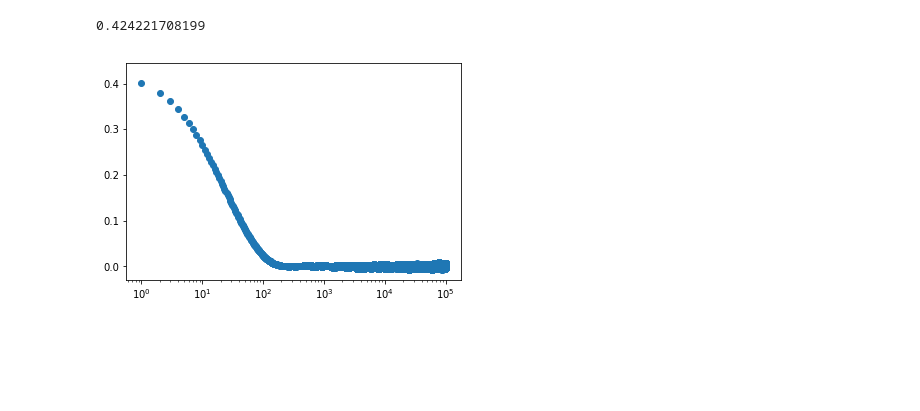
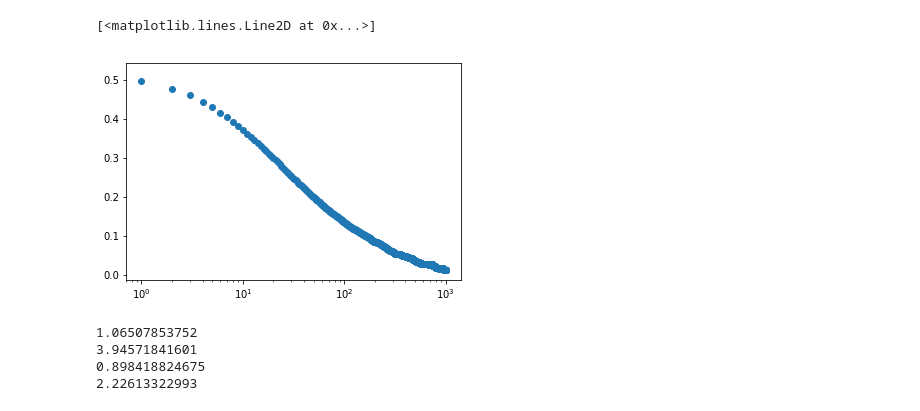
Before and after one commit to hstrey/FCS-simulations, a Jupyter notebook: Brownian simulation Gaussian beam.ipynb, the cells around one changed output. Cells and saved outputs as stored; diff of their text form; code cells hidden in the pictures; blank space fills up the shorter version.

```diff
--- a/Brownian simulation Gaussian beam.ipynb
+++ b/Brownian simulation Gaussian beam.ipynb
@@ -6,10 +7,10 @@ import lmfit as lm
 # %%
 dt = 0.2
 D = 1.0
-L = 11.0
-xl = 5.0
-xr = 6.0
-N = 5
+L = 41.0
+#xl = 5.0
+#xr = 6.0
+N = 20
 length = 1000000
 # %%
 # generate steps for all particles
@@ -31,7 +32,7 @@ for path in paths:
 # %%
 # place a Gaussian illumination at x=5.5 with unit variance
 from scipy.stats import norm
-intensity = norm.pdf(paths, loc=5.5)
+intensity = norm.pdf(paths, loc=10.5)
 #print(intensity)
 intensity = np.sum(intensity, axis=0)
 #print(intensity)
@@ -43,15 +48,24 @@ plt.plot(intensity)
 # %%
 # calculate autocorrelation function
 f = np.fft.rfft(intensity)
 acf = np.fft.irfft(f * np.conjugate(f))
 acf = np.fft.fftshift(acf) / length
 autocorr = acf[int(length/2):]/intensity.mean()**2
 
-autocorr = autocorr[:100000]-1.0
+autocorr = autocorr[:1000]-1.0
 t = np.arange(0,autocorr.size)
 plt.semilogx(t,autocorr,"o")
-print(autocorr[0])
 # %% [output]
-0.424221708199
+[<matplotlib.lines.Line2D at 0x...>]
-[figure, old version]
+[figure, new version]
+# %%
+print(autocorr[0]/N*L)
+print(L/autocorr[0]/N)
+print(autocorr[0]*N/L*2*np.sqrt(np.pi))
+print(L/autocorr[0]/N/np.sqrt(np.pi))
+# %% [output]
+1.06507853752
+3.94571841601
+0.898418824675
+2.22613322993
 # %%
```
Also changed, not shown: parts of 9 cells of this notebook.
